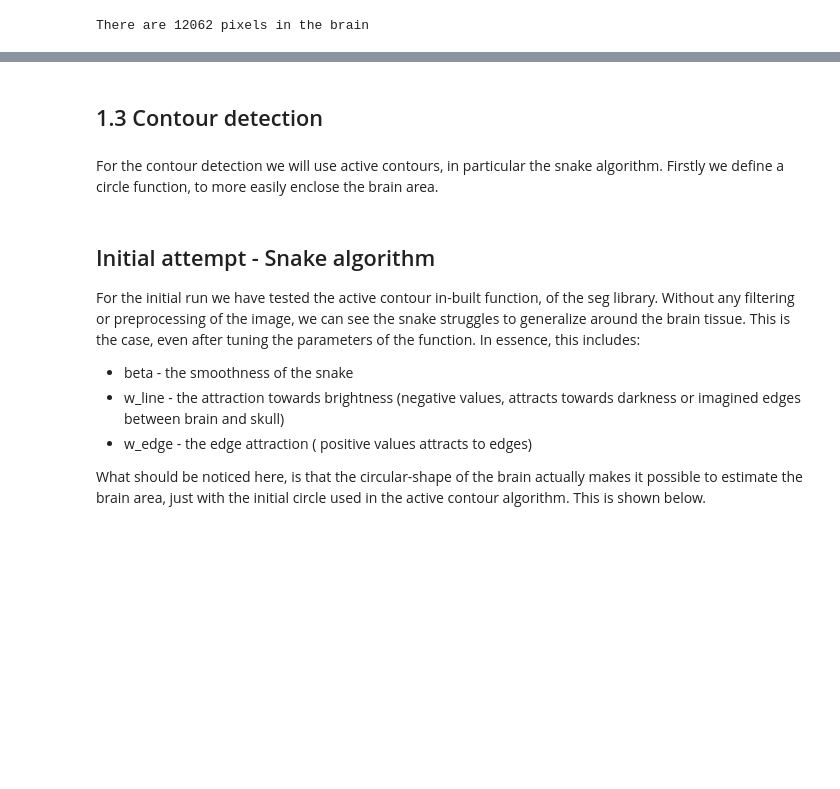
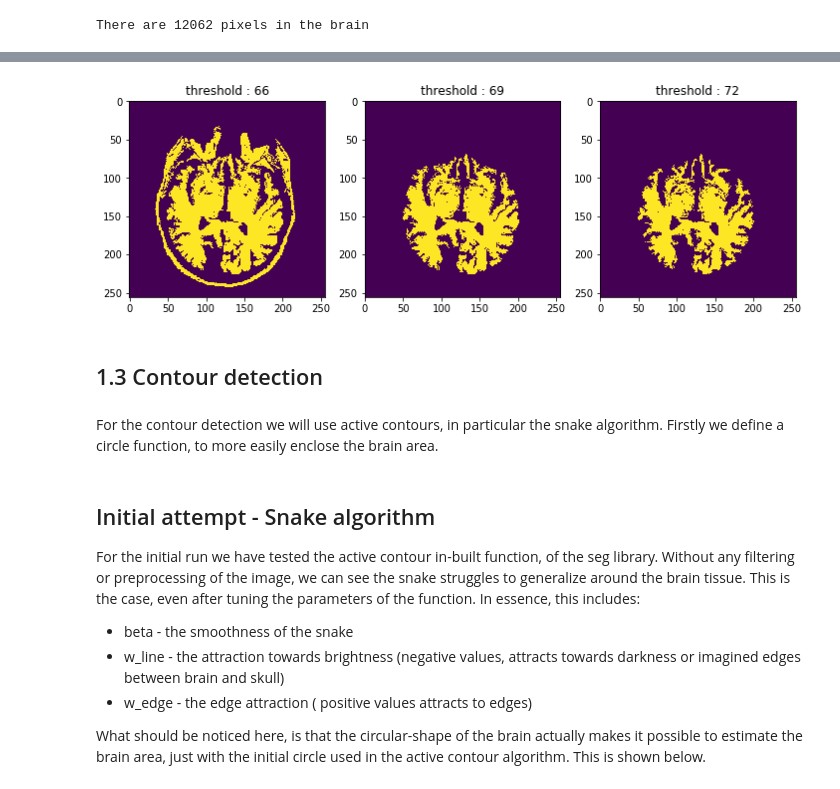
Before and after one commit to LeylaVakilian/PatternRecognition-, a Jupyter notebook: labs/lab_01_segmentation.ipynb, the cells around one changed output, grey strips where cells are left out. Cells and saved outputs as stored; diff of their text form; code cells hidden in the pictures; blank space fills up the shorter version.

```diff
--- a/labs/lab_01_segmentation.ipynb
+++ b/labs/lab_01_segmentation.ipynb
@@ -175,3 +201,13 @@ There are 12062 pixels in the brain
+# %%
+fig, axes = plt.subplots(1, 3, figsize=(12, 12))
+
+seed = (100, 100)
+for t, ax in zip([66, 69, 72], axes.ravel()):
+    segmented_brain = region_growing(seed, t, brain_im)
+    ax.imshow(segmented_brain)
+    ax.set_title("threshold : " + str(t))
+# %% [output]
+[figure, added]
 # %% [markdown]
 ## 1.3 Contour detection
 # %% [markdown]
```
Also changed, not shown: parts of 9 cells of this notebook.
